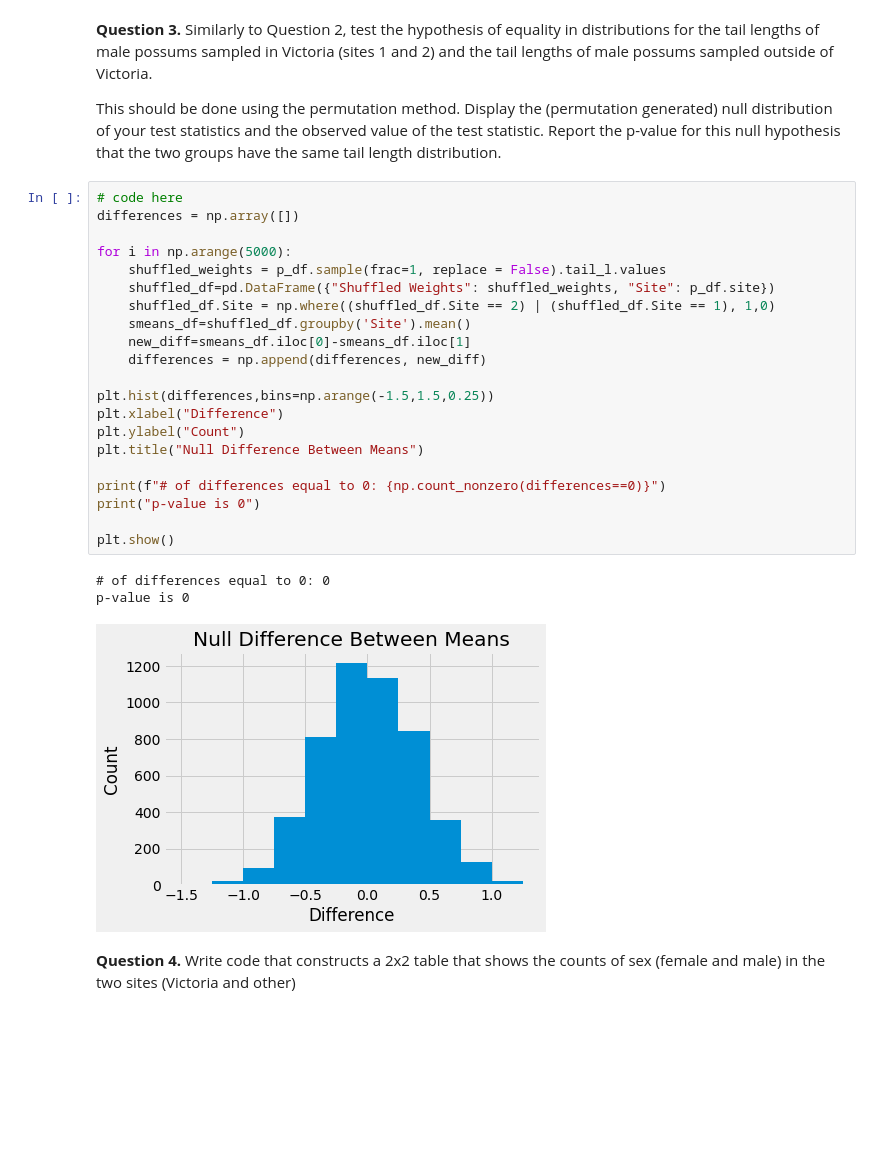
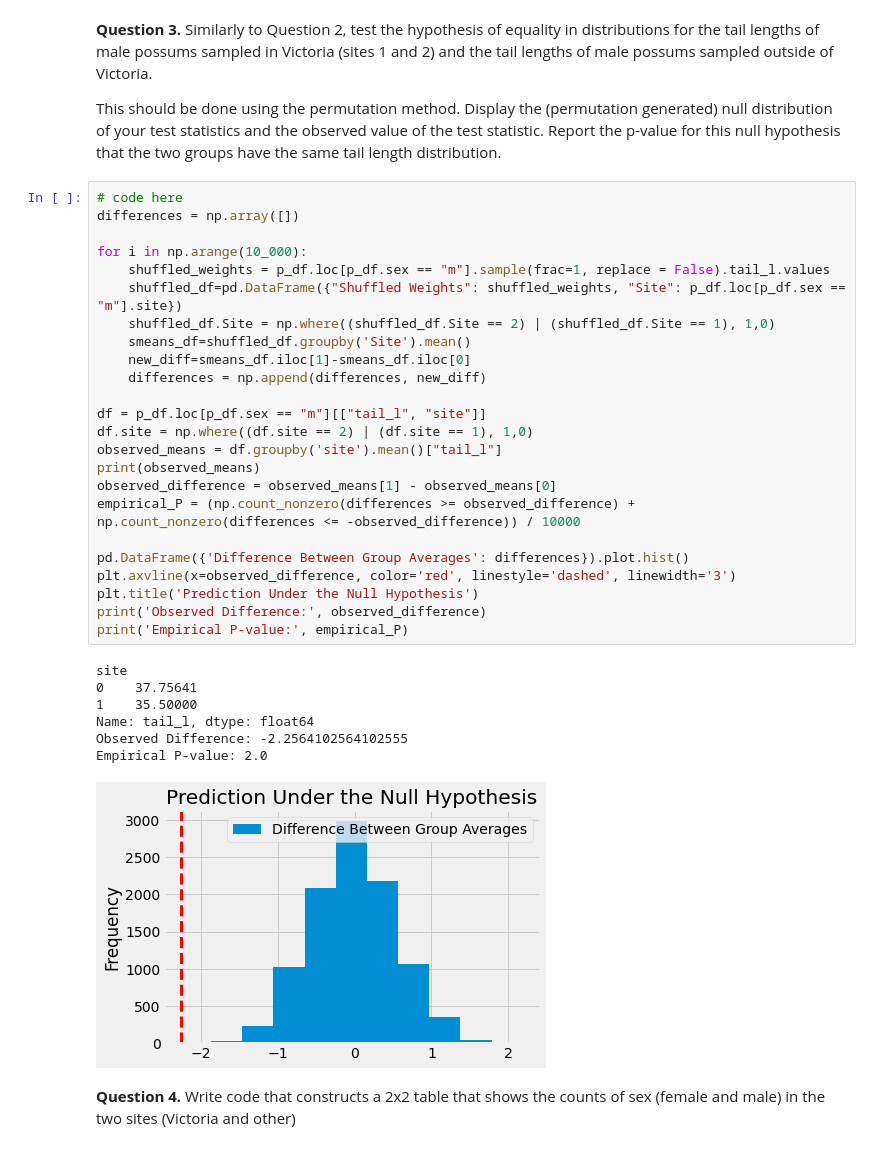
Before and after one commit to AAWorks/ds-1, a Jupyter notebook: hw7/homework07_Autumn23.ipynb, the cells around one changed output. Saved outputs shown, nothing was run; the diff lists cells and outputs as text; blank space fills up the shorter version.

```diff
--- a/hw7/homework07_Autumn23.ipynb
+++ b/hw7/homework07_Autumn23.ipynb
@@ -117,28 +116,35 @@ This should be done using the permutation method. Display the (permutation gener
 # %%
 # code here
 differences = np.array([])
 
-for i in np.arange(5000):
-    shuffled_weights = p_df.sample(frac=1, replace = False).tail_l.values
-    shuffled_df=pd.DataFrame({"Shuffled Weights": shuffled_weights, "Site": p_df.site})
+for i in np.arange(10_000):
+    shuffled_weights = p_df.loc[p_df.sex == "m"].sample(frac=1, replace = False).tail_l.values
+    shuffled_df=pd.DataFrame({"Shuffled Weights": shuffled_weights, "Site": p_df.loc[p_df.sex == "m"].site})
     shuffled_df.Site = np.where((shuffled_df.Site == 2) | (shuffled_df.Site == 1), 1,0)
     smeans_df=shuffled_df.groupby('Site').mean()
-    new_diff=smeans_df.iloc[0]-smeans_df.iloc[1]
+    new_diff=smeans_df.iloc[1]-smeans_df.iloc[0]
     differences = np.append(differences, new_diff)
 
-plt.hist(differences,bins=np.arange(-1.5,1.5,0.25))
-plt.xlabel("Difference")
-plt.ylabel("Count")
-plt.title("Null Difference Between Means")
+df = p_df.loc[p_df.sex == "m"][["tail_l", "site"]]
+df.site = np.where((df.site == 2) | (df.site == 1), 1,0)
+observed_means = df.groupby('site').mean()["tail_l"]
+print(observed_means)
+observed_difference = observed_means[1] - observed_means[0]
+empirical_P = (np.count_nonzero(differences >= observed_difference) + np.count_nonzero(differences <= -observed_difference)) / 10000
 
-print(f"# of differences equal to 0: {np.count_nonzero(differences==0)}")
-print("p-value is 0")
-
-plt.show()
+pd.DataFrame({'Difference Between Group Averages': differences}).plot.hist()
+plt.axvline(x=observed_difference, color='red', linestyle='dashed', linewidth='3')
+plt.title('Prediction Under the Null Hypothesis')
+print('Observed Difference:', observed_difference)
+print('Empirical P-value:', empirical_P)
 # %% [output]
-# of differences equal to 0: 0
-p-value is 0
+site
+0    37.75641
+1    35.50000
+Name: tail_l, dtype: float64
+Observed Difference: -2.2564102564102555
+Empirical P-value: 2.0
-[figure, old version]
+[figure, new version]
 # %% [markdown]
 **Question 4.** Write code that constructs a 2x2 table that shows the counts of sex (female and male) in the two sites (Victoria and other)
 # %%
```
Also changed, not shown: parts of 3 cells of this notebook.
